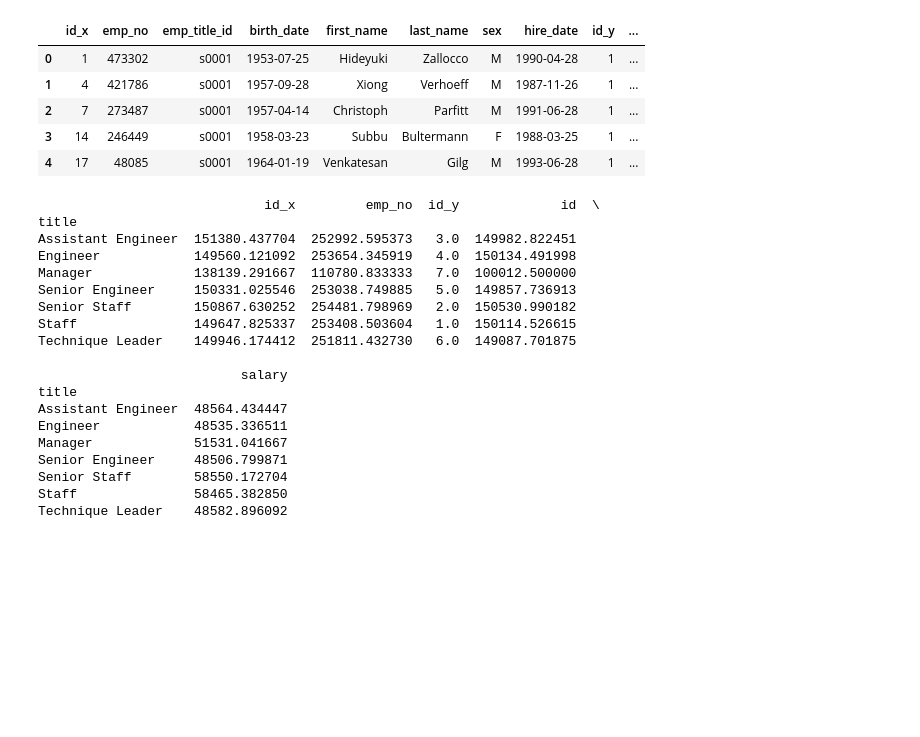
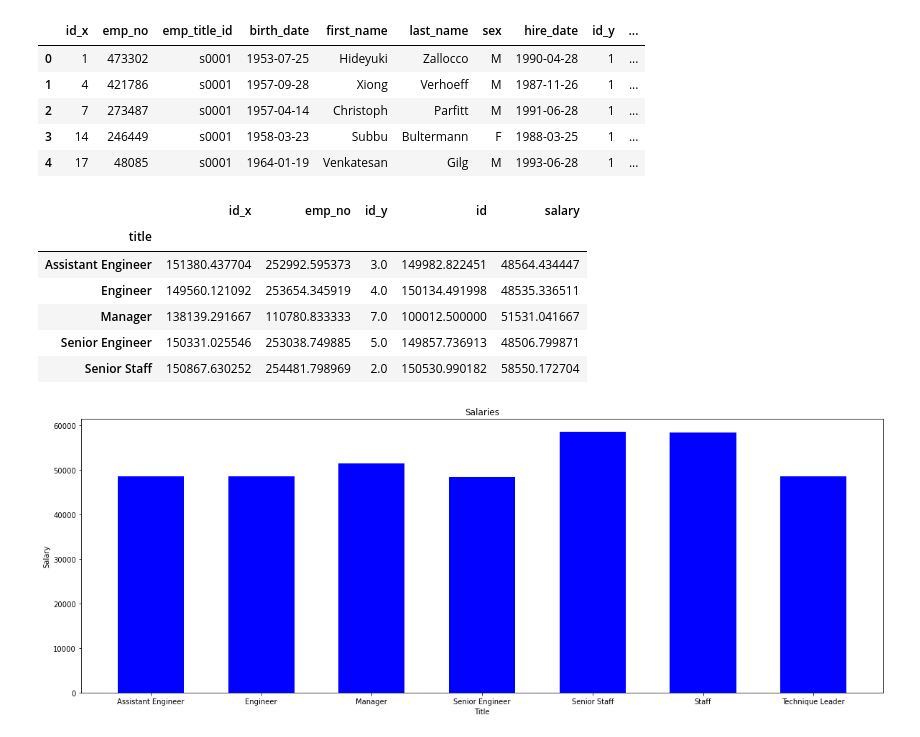
Before and after one commit to jdmerryman88/sql-challenge, a Jupyter notebook: EmployeeSQL/sql_challenge.ipynb, the cells around one changed output. Cells and saved outputs as stored; diff of their text form; code cells hidden in the pictures; blank space fills up the shorter version.

Commit message:
added charts for bonus questions

```diff
--- a/EmployeeSQL/sql_challenge.ipynb
+++ b/EmployeeSQL/sql_challenge.ipynb
@@ -73,24 +73,23 @@ combined.head()
 | 4 | 17 | 48085 | s0001 | 1964-01-19 | Venkatesan | Gilg | M | 1993-06-28 | 1 | ... |
 # %%
 titles = combined.groupby('title').mean()
-print(titles)
+title_df = pd.DataFrame(titles)
+title_df.head()
 # %% [output]
-                             id_x         emp_no  id_y             id  \
-title
-Assistant Engineer  151380.437704  252992.595373   3.0  149982.822451
-Engineer            149560.121092  253654.345919   4.0  150134.491998
-Manager             138139.291667  110780.833333   7.0  100012.500000
-Senior Engineer     150331.025546  253038.749885   5.0  149857.736913
-Senior Staff        150867.630252  254481.798969   2.0  150530.990182
-Staff               149647.825337  253408.503604   1.0  150114.526615
-Technique Leader    149946.174412  251811.432730   6.0  149087.701875
-
-                          salary
-title
-Assistant Engineer  48564.434447
-Engineer            48535.336511
-Manager             51531.041667
-Senior Engineer     48506.799871
-Senior Staff        58550.172704
-Staff               58465.382850
-Technique Leader    48582.896092
+|  | id_x | emp_no | id_y | id | salary |
+| title |  |  |  |  |  |
+| Assistant Engineer | 151380.437704 | 252992.595373 | 3.0 | 149982.822451 | 48564.434447 |
+| Engineer | 149560.121092 | 253654.345919 | 4.0 | 150134.491998 | 48535.336511 |
+| Manager | 138139.291667 | 110780.833333 | 7.0 | 100012.500000 | 51531.041667 |
+| Senior Engineer | 150331.025546 | 253038.749885 | 5.0 | 149857.736913 | 48506.799871 |
+| Senior Staff | 150867.630252 | 254481.798969 | 2.0 | 150530.990182 | 58550.172704 |
+# %%
+x_axis = title_df.index
+plt.figure(figsize=(20,7))
+plt.title("Salaries")
+plt.xlabel("Title")
+plt.ylabel("Salary")
+plt.bar(x_axis, title_df['salary'] , facecolor='blue', alpha=2, align="center" , width = 0.6)
+plt.show()
+# %% [output]
+[figure, added]
```
